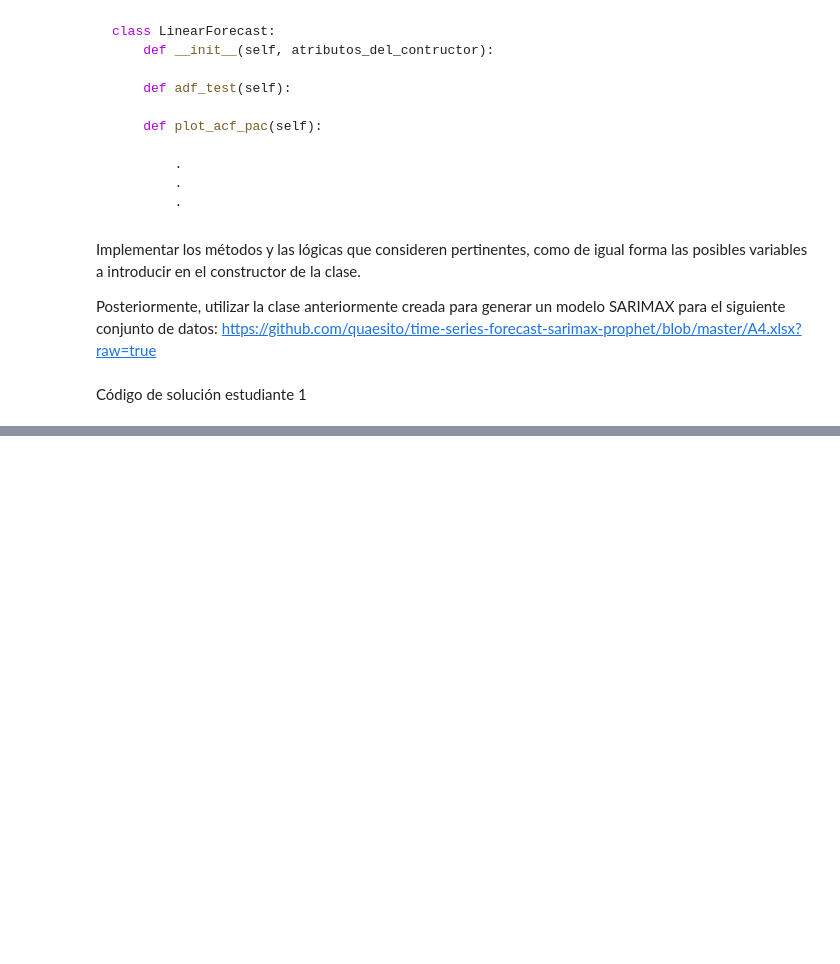
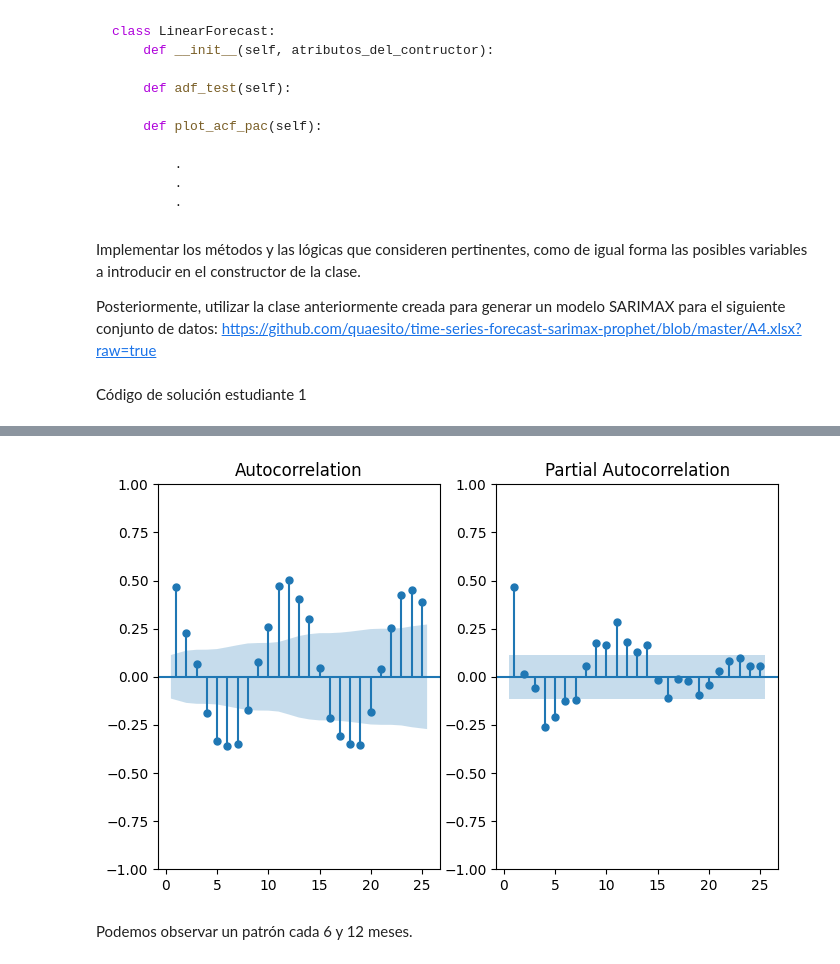
Before and after one commit to jaramillooo/T3_AECabrera, a Jupyter notebook: T3_AECabrera.ipynb, the cells around one changed output, grey strips where cells are left out. Saved outputs shown, nothing was run; the diff lists cells and outputs as text; code cells hidden in the pictures; blank space fills up the shorter version.

```diff
--- a/T3_AECabrera.ipynb
+++ b/T3_AECabrera.ipynb
@@ -55,0 +281,6 @@ Código de solución estudiante 2
+# %%
+LinearForecast(data).plot_acf_pacf()
+# %% [output]
+[figure, added]
+# %% [markdown]
+Podemos observar un patrón cada 6 y 12 meses.
```
Also changed, not shown: parts of 37 cells of this notebook.
